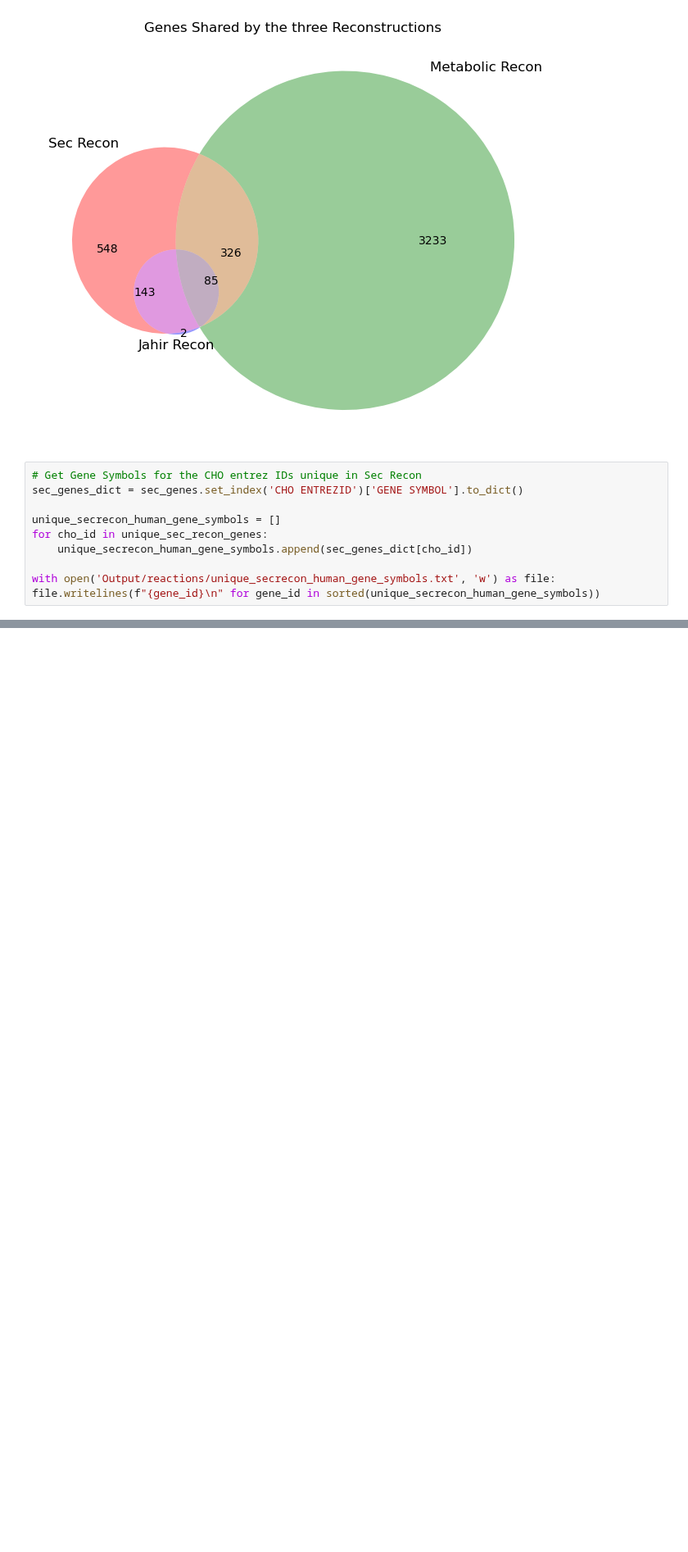
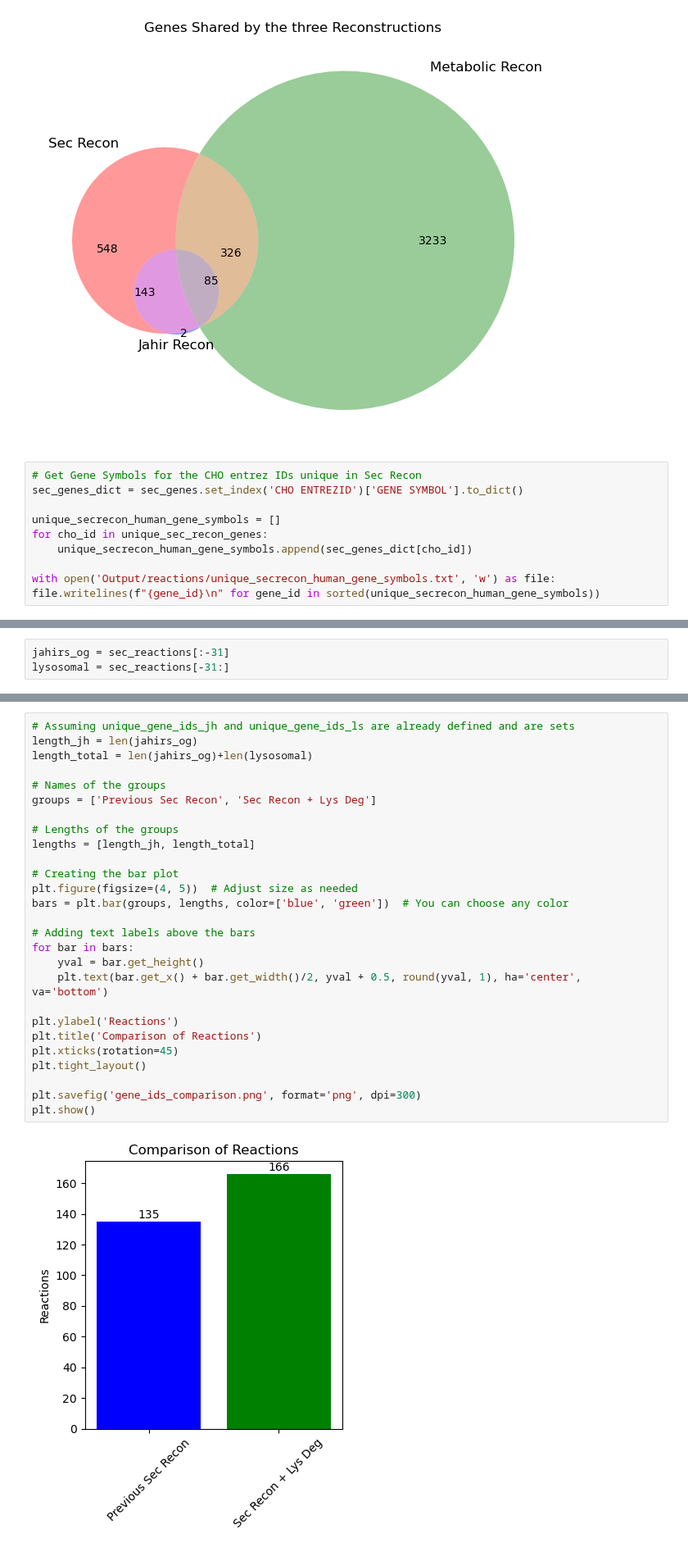
Before and after one commit to pablodig/secRecon-Secretory-Pathway-Reconstruction, a Jupyter notebook: Sec_Recon_Reactions.ipynb, the cells around one changed output, grey strips where cells are left out. Shown at 82% size. Drawn from its saved outputs; the diff is of its cells as text; blank space fills up the shorter version.

```diff
--- a/Sec_Recon_Reactions.ipynb
+++ b/Sec_Recon_Reactions.ipynb
@@ -169,0 +172,3 @@ with open('Output/reactions/unique_secrecon_human_gene_symbols.txt', 'w') as fil
+# %%
+jahirs_og = sec_reactions[:-31]
+lysosomal = sec_reactions[-31:]
@@ -169,0 +210,29 @@ with open('Output/reactions/unique_secrecon_human_gene_symbols.txt', 'w') as fil
+# %%
+# Assuming unique_gene_ids_jh and unique_gene_ids_ls are already defined and are sets
+length_jh = len(jahirs_og)
+length_total = len(jahirs_og)+len(lysosomal)
+
+# Names of the groups
+groups = ['Previous Sec Recon', 'Sec Recon + Lys Deg']
+
+# Lengths of the groups
+lengths = [length_jh, length_total]
+
+# Creating the bar plot
+plt.figure(figsize=(4, 5))  # Adjust size as needed
+bars = plt.bar(groups, lengths, color=['blue', 'green'])  # You can choose any color
+
+# Adding text labels above the bars
+for bar in bars:
+    yval = bar.get_height()
+    plt.text(bar.get_x() + bar.get_width()/2, yval + 0.5, round(yval, 1), ha='center', va='bottom')
+
+plt.ylabel('Reactions')
+plt.title('Comparison of Reactions')
+plt.xticks(rotation=45)
+plt.tight_layout()
+
+plt.savefig('gene_ids_comparison.png', format='png', dpi=300)
+plt.show()
+# %% [output]
+[figure, added]
```
Also changed, not shown: parts of 7 cells of this notebook, 1 other file.
